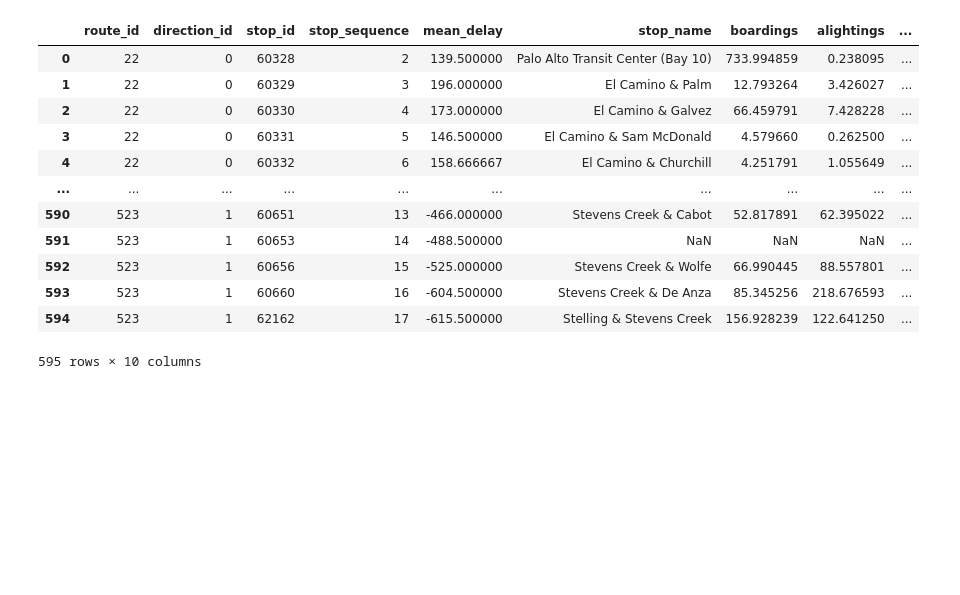
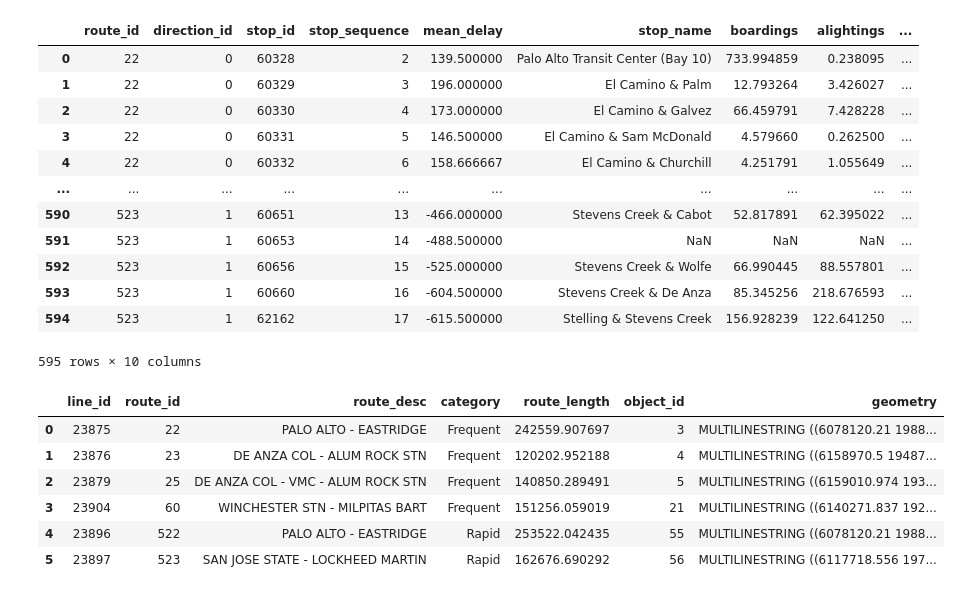
Before and after one commit to ArcherGu22/VTA-Transit-Delays, a Jupyter notebook: scripts/04_regression_models.ipynb, the cells around one changed output. Drawn from its saved outputs; the diff is of its cells as text; code cells hidden in the pictures; blank space fills up the shorter version.

```diff
--- a/scripts/04_regression_models.ipynb
+++ b/scripts/04_regression_models.ipynb
@@ -9,6 +11,7 @@ from helper_functions import quick_px_scattermap
 # %%
 station_avg_delay = pd.read_csv("../data/processed/cleaned_delay_data.csv")
 station_avg_ridership = pd.read_csv("../data/processed/selected_station_ridership.csv")
+selected_routes_shapes = pd.read_csv("../data/processed/selected_routes.csv")
 sj_adt = pd.read_csv("../data/processed/selected_sj_adt.csv")
 
 selected_routes = ['22', 'Rapid 522', '23', 'Rapid 523', '25', '60']
@@ -51,8 +54,15 @@ station_avg_ridership
 | 650 | 523 | 1 | 66001 | San Carlos & Meridian | 156.296391 | 174.049290 | 330.345680 | POINT (6150710.01462166 1943405.8... |
 654 rows × 8 columns
 # %%
+def safe_wkt_load(x):
+    if pd.isna(x):
+        return None
+    return wkt.loads(x)
+
 stations_df = pd.merge(station_avg_delay, station_avg_ridership, on=['route_id', 'direction_id', 'stop_id'], how='left')
-stations_df
+stations_df["geometry"] = stations_df["geometry"].apply(safe_wkt_load)
+stations_gdf = gpd.GeoDataFrame(stations_df, geometry='geometry', crs="EPSG:2227").sort_values(["route_id", "direction_id", "stop_sequence"])
+stations_gdf
 # %% [output]
 |  | route_id | direction_id | stop_id | stop_sequence | mean_delay | stop_name | boardings | alightings | ... |
 | 0 | 22 | 0 | 60328 | 2 | 139.500000 | Palo Alto Transit Center (Bay 10) | 733.994859 | 0.238095 | ... |
@@ -71,0 +80,12 @@ stations_df.to_csv("../data/processed/temp.csv")
+# %%
+selected_routes_shapes["geometry"] = selected_routes_shapes["geometry"].apply(safe_wkt_load)
+selected_routes_shapes_gdf = gpd.GeoDataFrame(selected_routes_shapes, geometry='geometry', crs="EPSG:2227")
+selected_routes_shapes_gdf
+# %% [output]
+|  | line_id | route_id | route_desc | category | route_length | object_id | geometry |
+| 0 | 23875 | 22 | PALO ALTO - EASTRIDGE | Frequent | 242559.907697 | 3 | MULTILINESTRING ((6078120.21 1988... |
+| 1 | 23876 | 23 | DE ANZA COL - ALUM ROCK STN | Frequent | 120202.952188 | 4 | MULTILINESTRING ((6158970.5 19487... |
+| 2 | 23879 | 25 | DE ANZA COL - VMC - ALUM ROCK STN | Frequent | 140850.289491 | 5 | MULTILINESTRING ((6159010.974 193... |
+| 3 | 23904 | 60 | WINCHESTER STN - MILPITAS BART | Frequent | 151256.059019 | 21 | MULTILINESTRING ((6140271.837 192... |
+| 4 | 23896 | 522 | PALO ALTO - EASTRIDGE | Rapid | 253522.042435 | 55 | MULTILINESTRING ((6078120.21 1988... |
+| 5 | 23897 | 523 | SAN JOSE STATE - LOCKHEED MARTIN | Rapid | 162676.690292 | 56 | MULTILINESTRING ((6117718.556 197... |
```
Also changed, not shown: parts of 5 cells of this notebook, 5 other files.
